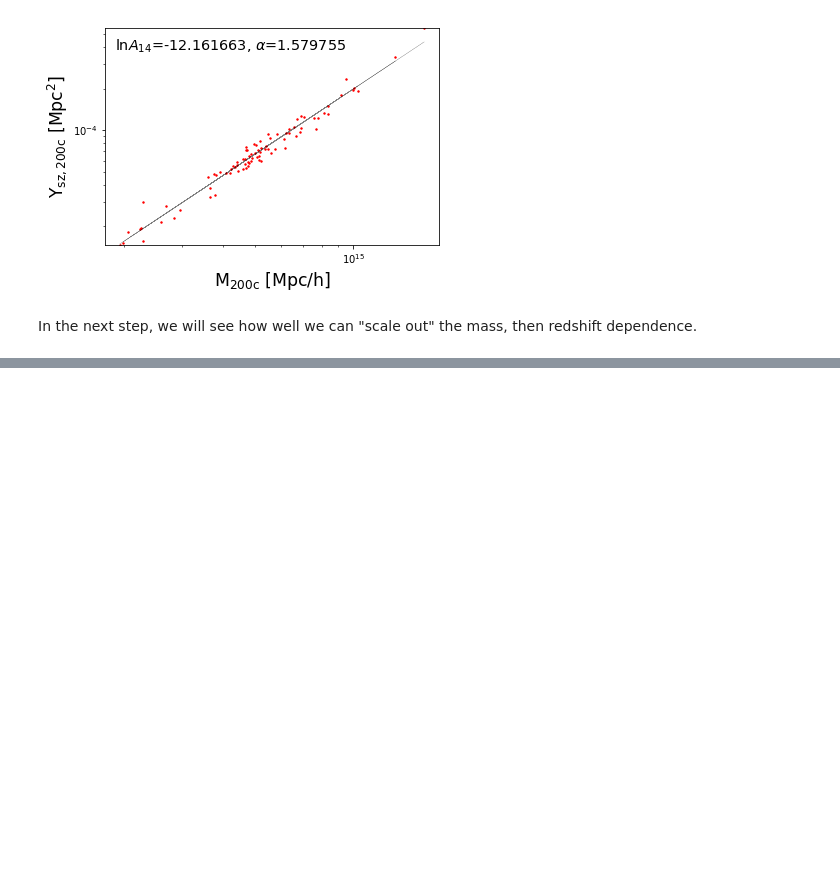
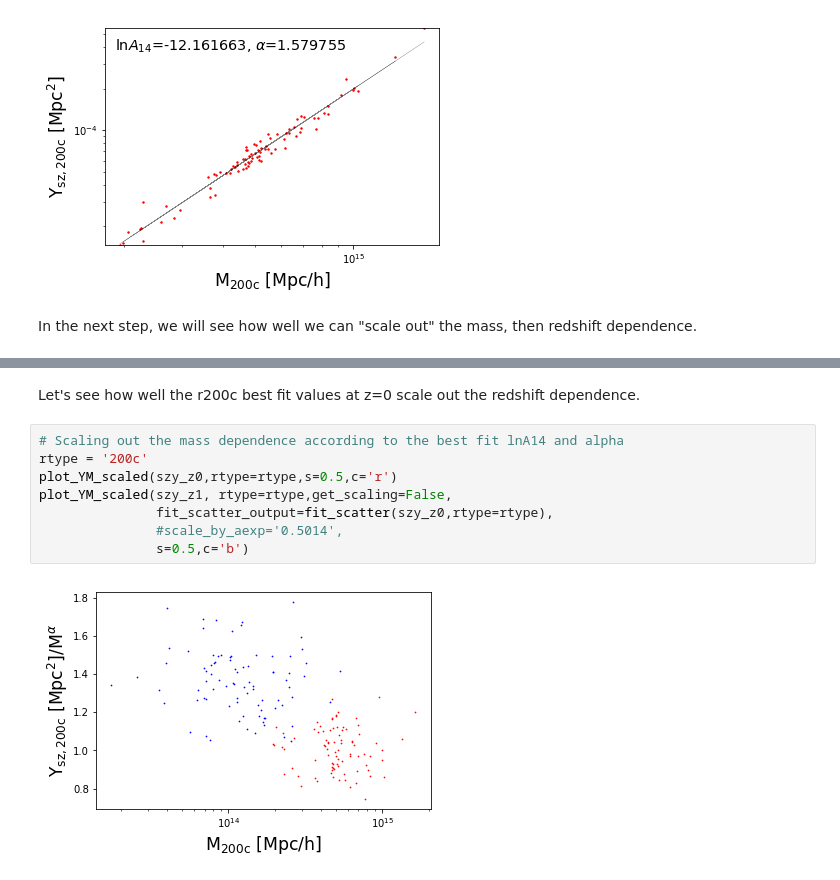
Before and after one commit to cavestruz/SZmaps, a Jupyter notebook: notebooks/SZscalingRelations.ipynb, the cells around one changed output, grey strips where cells are left out. Saved outputs shown, nothing was run; the diff lists cells and outputs as text; blank space fills up the shorter version.

```diff
--- a/notebooks/SZscalingRelations.ipynb
+++ b/notebooks/SZscalingRelations.ipynb
@@ -317,0 +335,12 @@ plot_YM_scaled(szy_z1, get_scaling=False,
+# %% [markdown]
+Let's see how well the r200c best fit values at z=0 scale out the redshift dependence.
+# %%
+# Scaling out the mass dependence according to the best fit lnA14 and alpha
+rtype = '200c'
+plot_YM_scaled(szy_z0,rtype=rtype,s=0.5,c='r')
+plot_YM_scaled(szy_z1, rtype=rtype,get_scaling=False,
+               fit_scatter_output=fit_scatter(szy_z0,rtype=rtype),
+               #scale_by_aexp='0.5014',
+               s=0.5,c='b')
+# %% [output]
+[figure, added]
```
Also changed, not shown: parts of 18 cells of this notebook.
